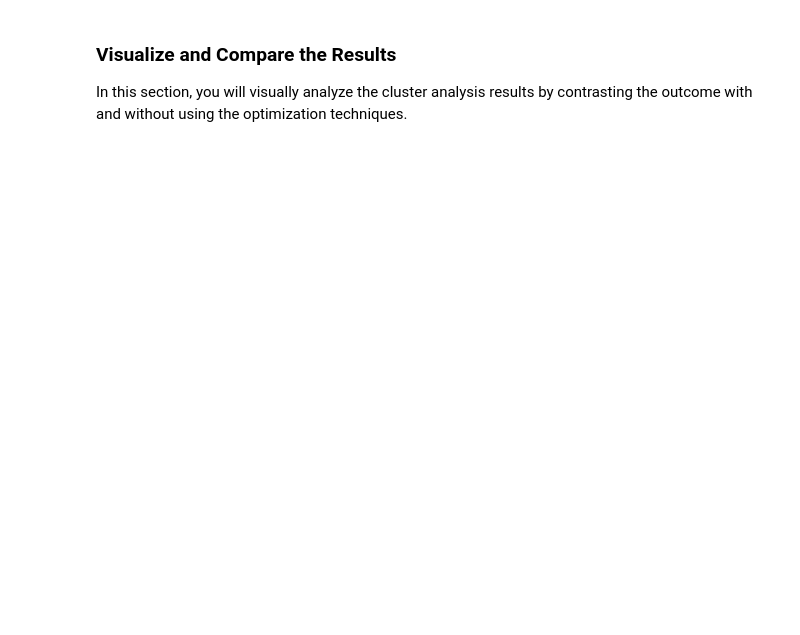
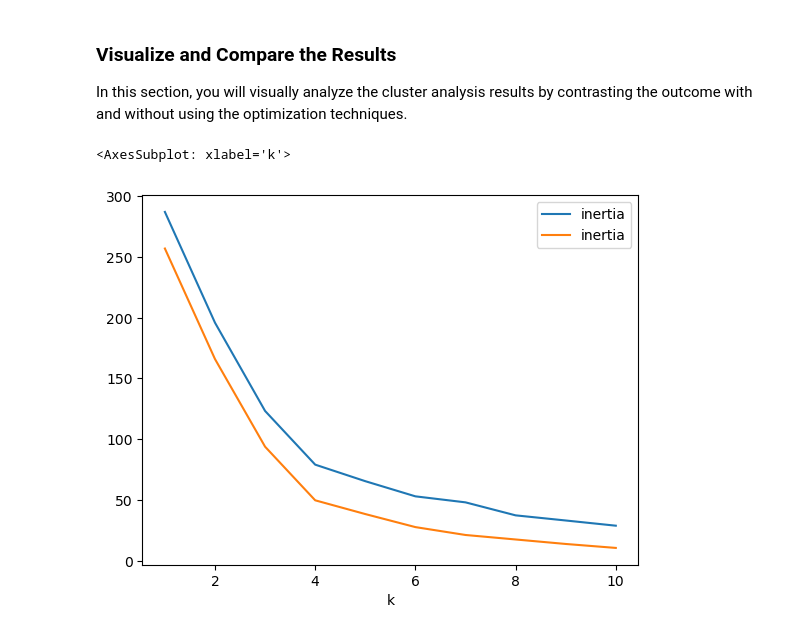
Before and after one commit to joshi-swetam/challenge-uploads, a Jupyter notebook: Module 19 Challenge/Starter_Code/Crypto_Clustering_Solved.ipynb, the cells around one changed output. Drawn from its saved outputs; the diff is of its cells as text; code cells hidden in the pictures; blank space fills up the shorter version.

```diff
--- a/Module 19 Challenge/Starter_Code/Crypto_Clustering_Solved.ipynb
+++ b/Module 19 Challenge/Starter_Code/Crypto_Clustering_Solved.ipynb
@@ -211,13 +220,16 @@ df_market_data_scaled.hvplot.scatter(
 **Answer:**
 # %%
 # Create a new DataFrame with the PCA data.
+df_market_data_pca = pd.DataFrame(df_market_data_pca, columns=["PC1", "PC2", "PC3"])
 
 # Creating a DataFrame with the PCA data
+df_market_data_pca
 
 # Copy the crypto names from the original data
-
+df_market_data_pca["coin_id"] = df_market_data.index
 
 # Set the coinid column as index
-
+df_market_data_pca.set_index("coin_id", inplace=True)
 
 # Display sample data
+df_market_data_pca.head(10)
@@ -227,16 +252,26 @@ df_market_data_scaled.hvplot.scatter(
 ### Find the Best Value for k Using the PCA Data
 # %%
 # Create a list with the number of k-values from 1 to 11
+k_pca = list(range(1, 11))
 # %%
 # Create an empty list to store the inertia values
-
+inertia_pca = []
 
 # Create a for loop to compute the inertia with each possible value of k
 # Inside the loop:
 # 1. Create a KMeans model using the loop counter for the n_clusters
 # 2. Fit the model to the data using `df_market_data_pca`
 # 3. Append the model.inertia_ to the inertia list
+for i in k_pca:
+    k_model = KMeans(n_clusters=i, random_state=1)
+    k_model.fit(df_market_data_pca)
+    inertia_pca.append(k_model.inertia_)
 # %%
 # Create a dictionary with the data to plot the Elbow curve
+elbow_data_pca = {"k": k_pca, "inertia": inertia_pca}
 
 # Create a DataFrame with the data to plot the Elbow curve
+df_elbow_pca = pd.DataFrame(elbow_data_pca)
+
+# Review the DataFrame
+df_elbow_pca.head()
@@ -284,3 +361,8 @@ df_market_data_scaled.hvplot.scatter(
 In this section, you will visually analyze the cluster analysis results by contrasting the outcome with and without using the optimization techniques.
 # %%
 # Composite plot to contrast the Elbow curves
+ax_elbow = df_elbow.plot("k", "inertia")
+df_elbow_pca.plot("k", "inertia", ax=ax_elbow)
+# %% [output]
+<AxesSubplot: xlabel='k'>
+[figure, added]
```
Also changed, not shown: parts of 21 cells of this notebook.
